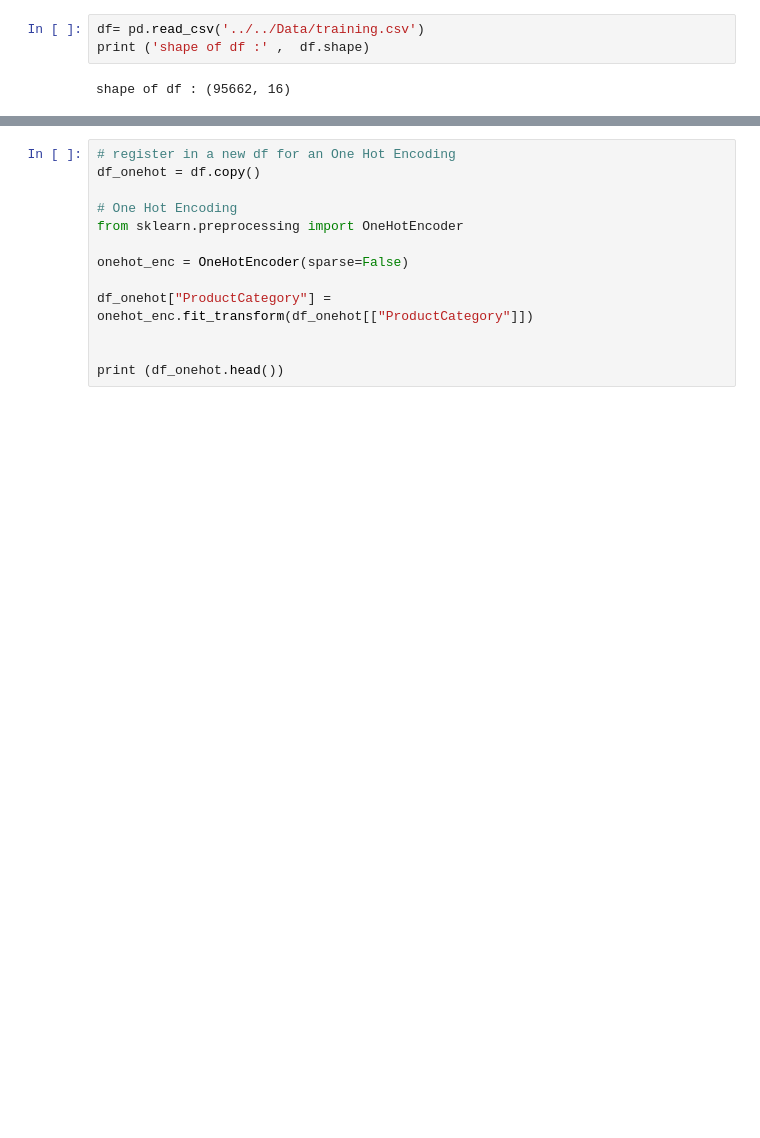
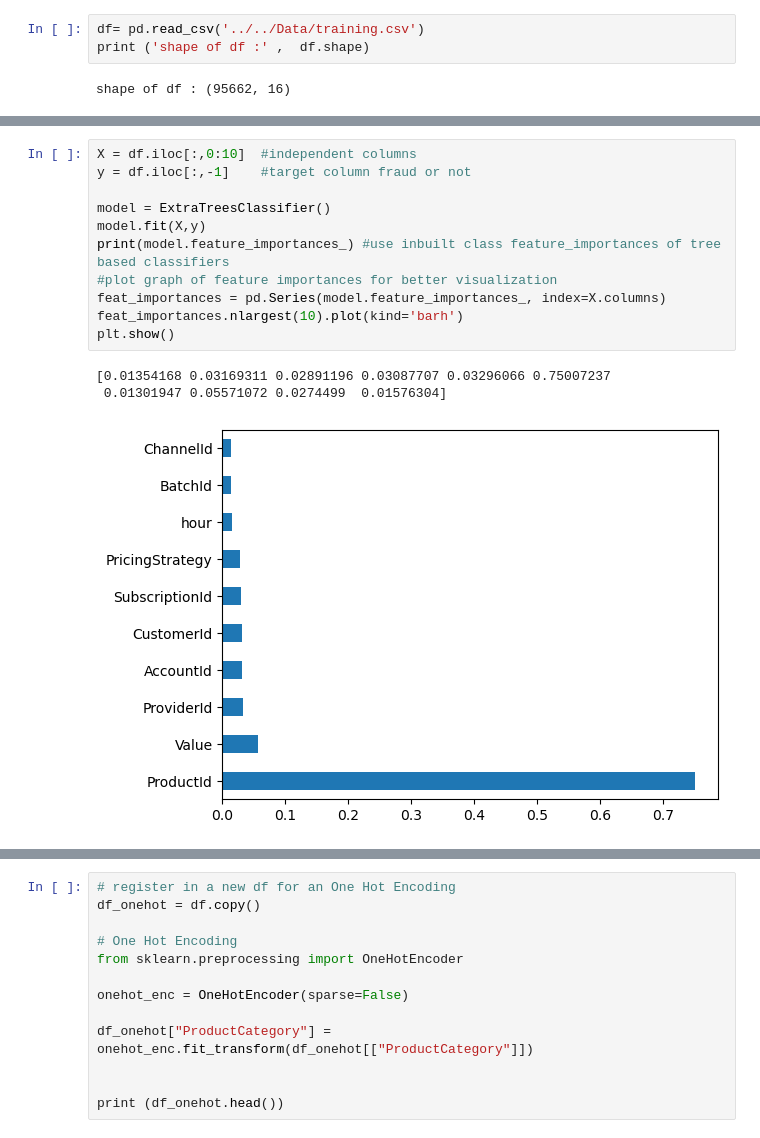
Before and after one commit to LeTouristeDeLECAM/Lab_AI_Fraud_Detection, a Jupyter notebook: Program/cleaning-data.ipynb, the cells around one changed output, grey strips where cells are left out. Cells and saved outputs as stored; diff of their text form; blank space fills up the shorter version.

```diff
--- a/Program/cleaning-data.ipynb
+++ b/Program/cleaning-data.ipynb
@@ -87,3 +305,18 @@ print ('\n ---------------- \n Shape \n',df.shape)
+# %%
+X = df.iloc[:,0:10]  #independent columns
+y = df.iloc[:,-1]    #target column fraud or not
+
+model = ExtraTreesClassifier()
+model.fit(X,y)
+print(model.feature_importances_) #use inbuilt class feature_importances of tree based classifiers
+#plot graph of feature importances for better visualization
+feat_importances = pd.Series(model.feature_importances_, index=X.columns)
+feat_importances.nlargest(10).plot(kind='barh')
+plt.show()
+# %% [output]
+[0.01354168 0.03169311 0.02891196 0.03087707 0.03296066 0.75007237
+ 0.01301947 0.05571072 0.0274499  0.01576304]
+[figure, added]
 # %%
 # find the columns that have missing values
 print ('df.isnull().sum()\n', df.isnull().sum())
```
Also changed, not shown: parts of 10 cells of this notebook, 2 other files.
